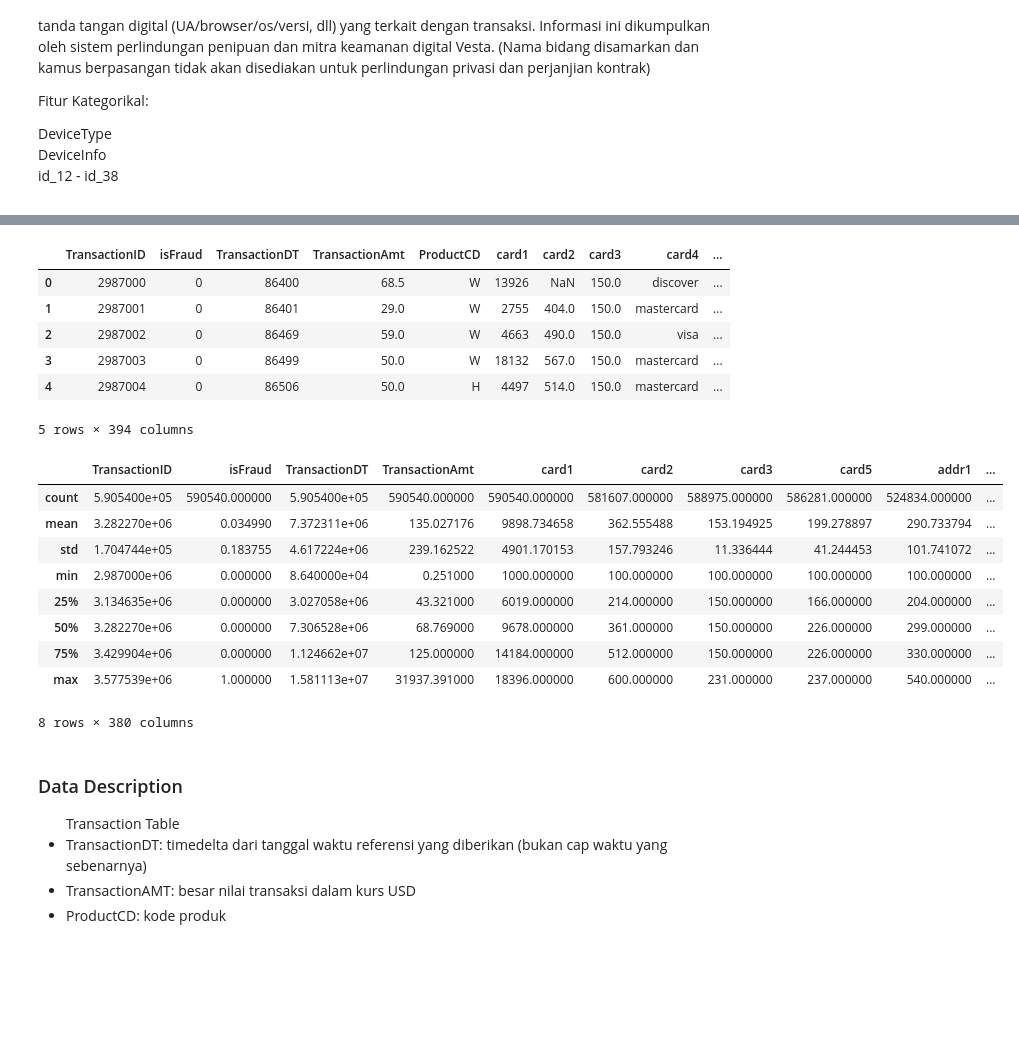
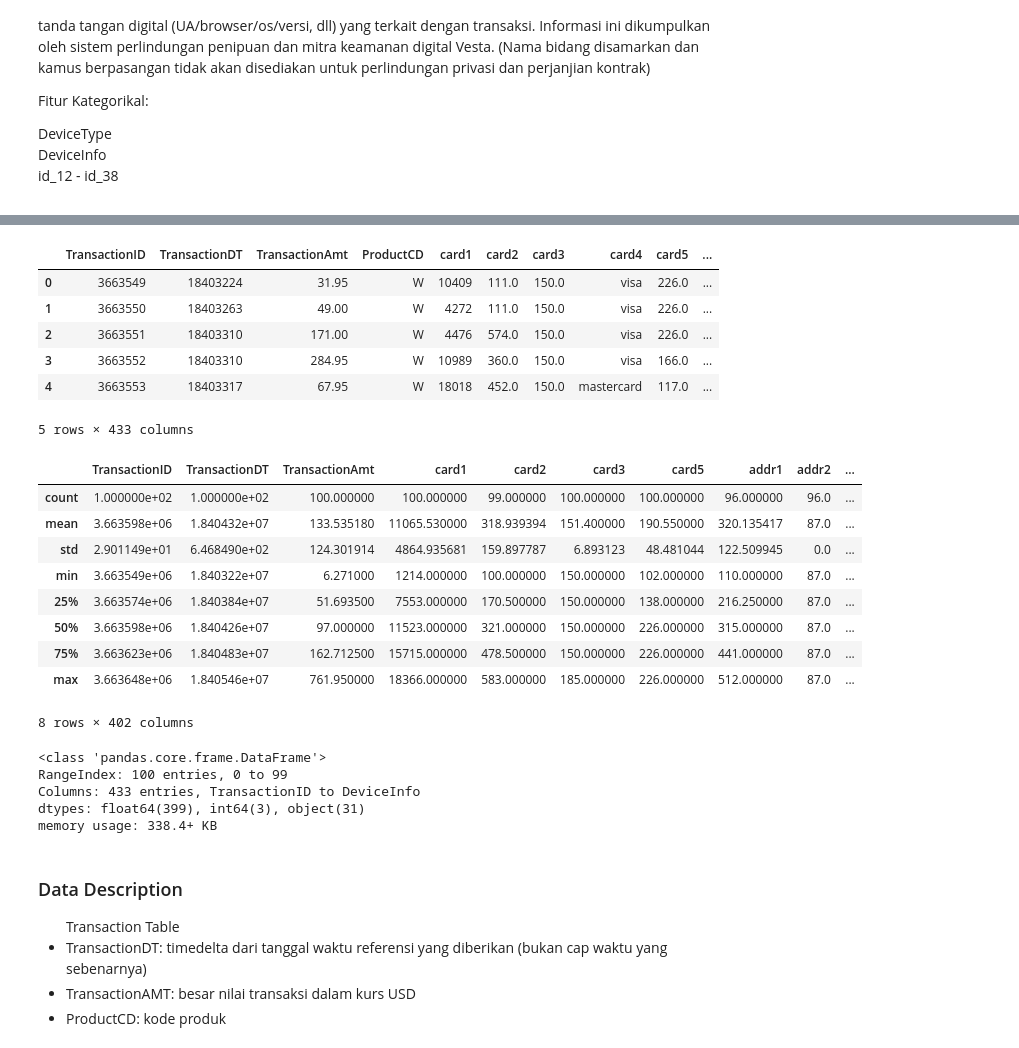
Before and after one commit to Ichsan4Fa/Fraud-Detection-Using-GNN, a Jupyter notebook: Fraud_Detection_Using_GNN.ipynb, the cells around one changed output, grey strips where cells are left out. Drawn from its saved outputs; the diff is of its cells as text; code cells hidden in the pictures; blank space fills up the shorter version.

```diff
--- a/Fraud_Detection_Using_GNN.ipynb
+++ b/Fraud_Detection_Using_GNN.ipynb
@@ -35,7 +88,8 @@ Archive:  ieee-fraud-detection.zip
 import pandas as pd
 import numpy as np
 
-data_id_train = pd.read_csv('train_identity.csv')[:300]
-data_trans_train = pd.read_csv('train_transaction.csv')[:300]
-data_id_test = pd.read_csv('test_identity.csv')[:100]
-data_trans_test = pd.read_csv('test_transaction.csv')[:100]
+root_path = '/root/.cache/kagglehub/competitions/ieee-fraud-detection'
+data_id_train = pd.read_csv(root_path +'/train_identity.csv')[:300]
+data_trans_train = pd.read_csv(root_path +'/train_transaction.csv')[:300]
+data_id_test = pd.read_csv(root_path + '/test_identity.csv')[:100]
+data_trans_test = pd.read_csv(root_path + '/test_transaction.csv')[:100]
@@ -72,0 +138,3 @@ data_id_test.head()
+# %%
+training_df = pd.merge(data_trans_train, data_id_train, on='TransactionID', how='left')
+test_df = pd.merge(data_trans_test, data_id_test, on='TransactionID', how='left')
@@ -136,26 +208,34 @@ memory usage: 45.1+ MB
 # %%
-data_trans_test.head()
+test_df.head()
 # %% [output]
-|  | TransactionID | isFraud | TransactionDT | TransactionAmt | ProductCD | card1 | card2 | card3 | card4 | ... |
-| 0 | 2987000 | 0 | 86400 | 68.5 | W | 13926 | NaN | 150.0 | discover | ... |
-| 1 | 2987001 | 0 | 86401 | 29.0 | W | 2755 | 404.0 | 150.0 | mastercard | ... |
-| 2 | 2987002 | 0 | 86469 | 59.0 | W | 4663 | 490.0 | 150.0 | visa | ... |
-| 3 | 2987003 | 0 | 86499 | 50.0 | W | 18132 | 567.0 | 150.0 | mastercard | ... |
-| 4 | 2987004 | 0 | 86506 | 50.0 | H | 4497 | 514.0 | 150.0 | mastercard | ... |
+|  | TransactionID | TransactionDT | TransactionAmt | ProductCD | card1 | card2 | card3 | card4 | card5 | ... |
+| 0 | 3663549 | 18403224 | 31.95 | W | 10409 | 111.0 | 150.0 | visa | 226.0 | ... |
+| 1 | 3663550 | 18403263 | 49.00 | W | 4272 | 111.0 | 150.0 | visa | 226.0 | ... |
+| 2 | 3663551 | 18403310 | 171.00 | W | 4476 | 574.0 | 150.0 | visa | 226.0 | ... |
+| 3 | 3663552 | 18403310 | 284.95 | W | 10989 | 360.0 | 150.0 | visa | 166.0 | ... |
+| 4 | 3663553 | 18403317 | 67.95 | W | 18018 | 452.0 | 150.0 | mastercard | 117.0 | ... |
-5 rows × 394 columns
+5 rows × 433 columns
 # %%
-data_trans_test.describe()
+test_df.describe()
 # %% [output]
-|  | TransactionID | isFraud | TransactionDT | TransactionAmt | card1 | card2 | card3 | card5 | addr1 | ... |
-| count | 5.905400e+05 | 590540.000000 | 5.905400e+05 | 590540.000000 | 590540.000000 | 581607.000000 | 588975.000000 | 586281.000000 | 524834.000000 | ... |
-| mean | 3.282270e+06 | 0.034990 | 7.372311e+06 | 135.027176 | 9898.734658 | 362.555488 | 153.194925 | 199.278897 | 290.733794 | ... |
-| std | 1.704744e+05 | 0.183755 | 4.617224e+06 | 239.162522 | 4901.170153 | 157.793246 | 11.336444 | 41.244453 | 101.741072 | ... |
-| min | 2.987000e+06 | 0.000000 | 8.640000e+04 | 0.251000 | 1000.000000 | 100.000000 | 100.000000 | 100.000000 | 100.000000 | ... |
-| 25% | 3.134635e+06 | 0.000000 | 3.027058e+06 | 43.321000 | 6019.000000 | 214.000000 | 150.000000 | 166.000000 | 204.000000 | ... |
-| 50% | 3.282270e+06 | 0.000000 | 7.306528e+06 | 68.769000 | 9678.000000 | 361.000000 | 150.000000 | 226.000000 | 299.000000 | ... |
-| 75% | 3.429904e+06 | 0.000000 | 1.124662e+07 | 125.000000 | 14184.000000 | 512.000000 | 150.000000 | 226.000000 | 330.000000 | ... |
-| max | 3.577539e+06 | 1.000000 | 1.581113e+07 | 31937.391000 | 18396.000000 | 600.000000 | 231.000000 | 237.000000 | 540.000000 | ... |
+|  | TransactionID | TransactionDT | TransactionAmt | card1 | card2 | card3 | card5 | addr1 | addr2 | ... |
+| count | 1.000000e+02 | 1.000000e+02 | 100.000000 | 100.000000 | 99.000000 | 100.000000 | 100.000000 | 96.000000 | 96.0 | ... |
+| mean | 3.663598e+06 | 1.840432e+07 | 133.535180 | 11065.530000 | 318.939394 | 151.400000 | 190.550000 | 320.135417 | 87.0 | ... |
+| std | 2.901149e+01 | 6.468490e+02 | 124.301914 | 4864.935681 | 159.897787 | 6.893123 | 48.481044 | 122.509945 | 0.0 | ... |
+| min | 3.663549e+06 | 1.840322e+07 | 6.271000 | 1214.000000 | 100.000000 | 150.000000 | 102.000000 | 110.000000 | 87.0 | ... |
+| 25% | 3.663574e+06 | 1.840384e+07 | 51.693500 | 7553.000000 | 170.500000 | 150.000000 | 138.000000 | 216.250000 | 87.0 | ... |
+| 50% | 3.663598e+06 | 1.840426e+07 | 97.000000 | 11523.000000 | 321.000000 | 150.000000 | 226.000000 | 315.000000 | 87.0 | ... |
+| 75% | 3.663623e+06 | 1.840483e+07 | 162.712500 | 15715.000000 | 478.500000 | 150.000000 | 226.000000 | 441.000000 | 87.0 | ... |
+| max | 3.663648e+06 | 1.840546e+07 | 761.950000 | 18366.000000 | 583.000000 | 185.000000 | 226.000000 | 512.000000 | 87.0 | ... |
-8 rows × 380 columns
+8 rows × 402 columns
+# %%
+test_df.info()
+# %% [output]
+<class 'pandas.core.frame.DataFrame'>
+RangeIndex: 100 entries, 0 to 99
+Columns: 433 entries, TransactionID to DeviceInfo
+dtypes: float64(399), int64(3), object(31)
+memory usage: 338.4+ KB
 # %% [markdown]
 <h3>Data Description</h3>
 
```
Also changed, not shown: parts of 36 cells of this notebook.
